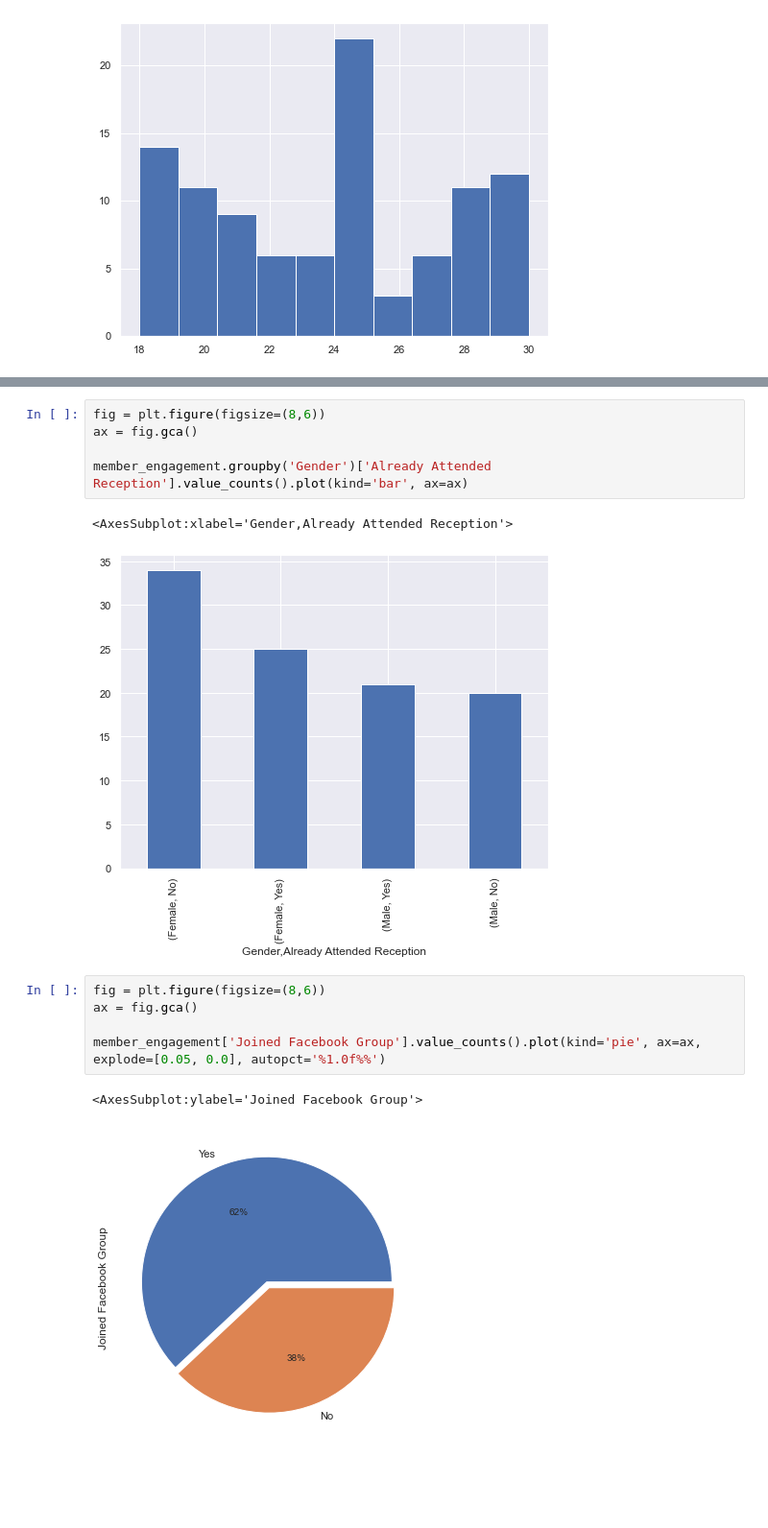
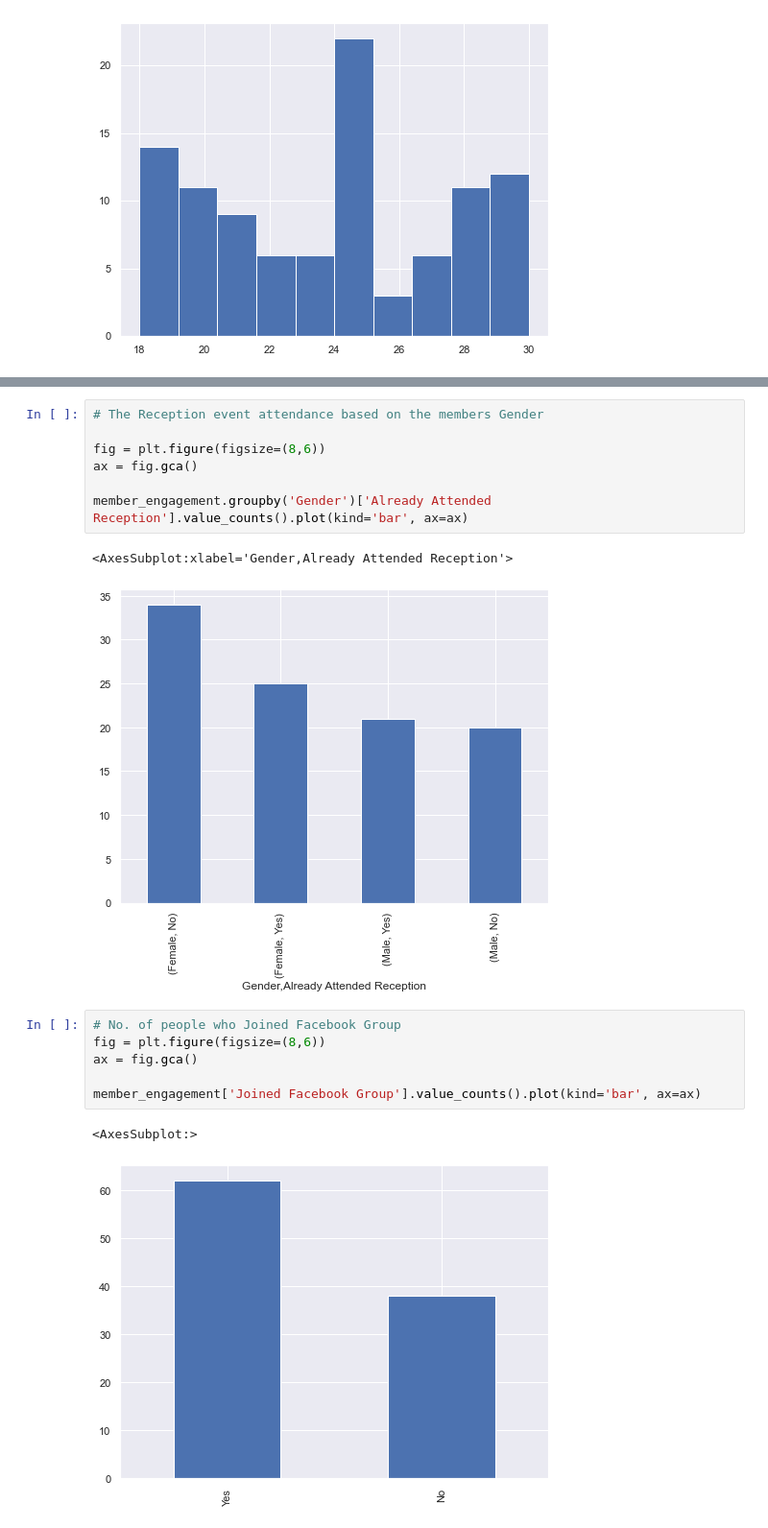
Before and after one commit to kelvinchumbe/ALX_Submission, a Jupyter notebook: Part 2_Data Analysis.ipynb, the cells around one changed output, grey strips where cells are left out. Shown at 96% size. Saved outputs shown, nothing was run; the diff lists cells and outputs as text; blank space fills up the shorter version.

```diff
--- a/Part 2_Data Analysis.ipynb
+++ b/Part 2_Data Analysis.ipynb
@@ -299,4 +305,6 @@ member_engagement[member_engagement['Gender'] == 'Male']['Joined Facebook Group'
 # %%
+# The Reception event attendance based on the members Gender
+
 fig = plt.figure(figsize=(8,6))
 ax = fig.gca()
 
@@ -305,11 +313,12 @@ member_engagement.groupby('Gender')['Already Attended Reception'].value_counts()
 <AxesSubplot:xlabel='Gender,Already Attended Reception'>
 [figure]
 # %%
+# No. of people who Joined Facebook Group
 fig = plt.figure(figsize=(8,6))
 ax = fig.gca()
 
-member_engagement['Joined Facebook Group'].value_counts().plot(kind='pie', ax=ax, explode=[0.05, 0.0], autopct='%1.0f%%')
+member_engagement['Joined Facebook Group'].value_counts().plot(kind='bar', ax=ax)
 # %% [output]
-<AxesSubplot:ylabel='Joined Facebook Group'>
+<AxesSubplot:>
-[figure, old version]
+[figure, new version]
 # %%
```
Also changed, not shown: parts of 20 cells of this notebook.
